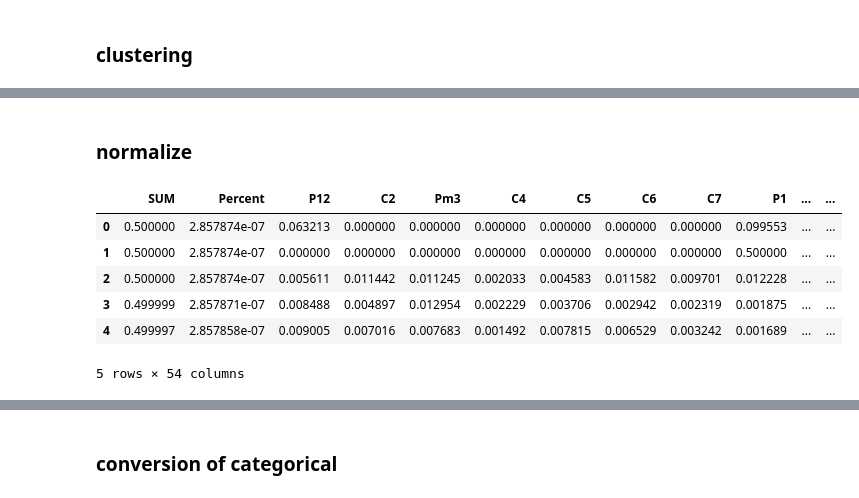
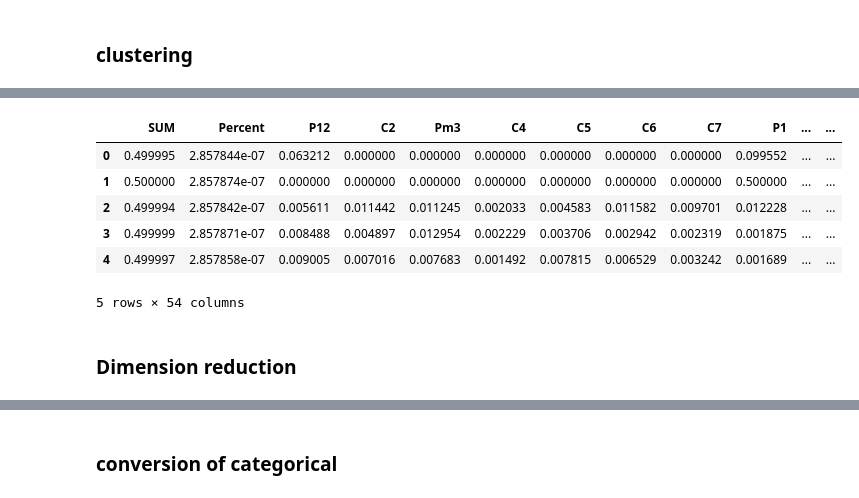
Before and after one commit to adikamunyao/Machine-Learning-in-Microbiology, a Jupyter notebook: ML.ipynb, the cells around one changed output, grey strips where cells are left out. Cells and saved outputs as stored; diff of their text form; code cells hidden in the pictures.

```diff
--- a/ML.ipynb
+++ b/ML.ipynb
@@ -47,0 +34,8 @@ Name: Species, Length: 725, dtype: int64
+# %%
+#backup
+df_fungus = fungus.copy(deep=True)
+
+# set the 'name' column as the index
+df_fungus = fungus.set_index("ASV")
+
+df_fungus.head(7)
@@ -106,15 +190,2 @@ df_fungus.describe()
 # %% [markdown]
 ### clustering
-# %%
-# use clustering to identify patterns in the data
-from sklearn.cluster import KMeans
-X = df_fungus[['pm4', 'Percent']]
-kmeans = KMeans(n_clusters=3)
-kmeans.fit(X)
-df_fungus['cluster'] = kmeans.predict(X)
-
-# visualize the clusters using a scatter plot
-sns.scatterplot(data=df_fungus, x='pm4', y='SUM', hue='cluster')
-
-# show the plots
-plt.show()
@@ -136,19 +361,22 @@ numerical_columns = df_fungus.drop(tax_cols, axis=1)
-# %% [markdown]
-### normalize
 # %%
+# select numerical columns
+numerical_cols = df_fungus.select_dtypes(include='number')
+
 # import relevant libraries
 from sklearn.preprocessing import normalize
 
 # normalize the abundance data using L1 norm
-df_norm = pd.DataFrame(normalize(numerical_columns, norm='l1'), columns=numerical_columns.columns)
+df_norm = pd.DataFrame(normalize(numerical_cols, norm='l1'), columns=numerical_cols.columns)
 
 # print the normalized data
 df_norm.head()
 # %% [output]
 |  | SUM | Percent | P12 | C2 | Pm3 | C4 | C5 | C6 | C7 | P1 | ... | ... |
-| 0 | 0.500000 | 2.857874e-07 | 0.063213 | 0.000000 | 0.000000 | 0.000000 | 0.000000 | 0.000000 | 0.000000 | 0.099553 | ... | ... |
+| 0 | 0.499995 | 2.857844e-07 | 0.063212 | 0.000000 | 0.000000 | 0.000000 | 0.000000 | 0.000000 | 0.000000 | 0.099552 | ... | ... |
 | 1 | 0.500000 | 2.857874e-07 | 0.000000 | 0.000000 | 0.000000 | 0.000000 | 0.000000 | 0.000000 | 0.000000 | 0.500000 | ... | ... |
-| 2 | 0.500000 | 2.857874e-07 | 0.005611 | 0.011442 | 0.011245 | 0.002033 | 0.004583 | 0.011582 | 0.009701 | 0.012228 | ... | ... |
+| 2 | 0.499994 | 2.857842e-07 | 0.005611 | 0.011442 | 0.011245 | 0.002033 | 0.004583 | 0.011582 | 0.009701 | 0.012228 | ... | ... |
 | 3 | 0.499999 | 2.857871e-07 | 0.008488 | 0.004897 | 0.012954 | 0.002229 | 0.003706 | 0.002942 | 0.002319 | 0.001875 | ... | ... |
 | 4 | 0.499997 | 2.857858e-07 | 0.009005 | 0.007016 | 0.007683 | 0.001492 | 0.007815 | 0.006529 | 0.003242 | 0.001689 | ... | ... |
 5 rows × 54 columns
+# %% [markdown]
+### Dimension reduction
```
Also changed, not shown: parts of 64 cells of this notebook.
